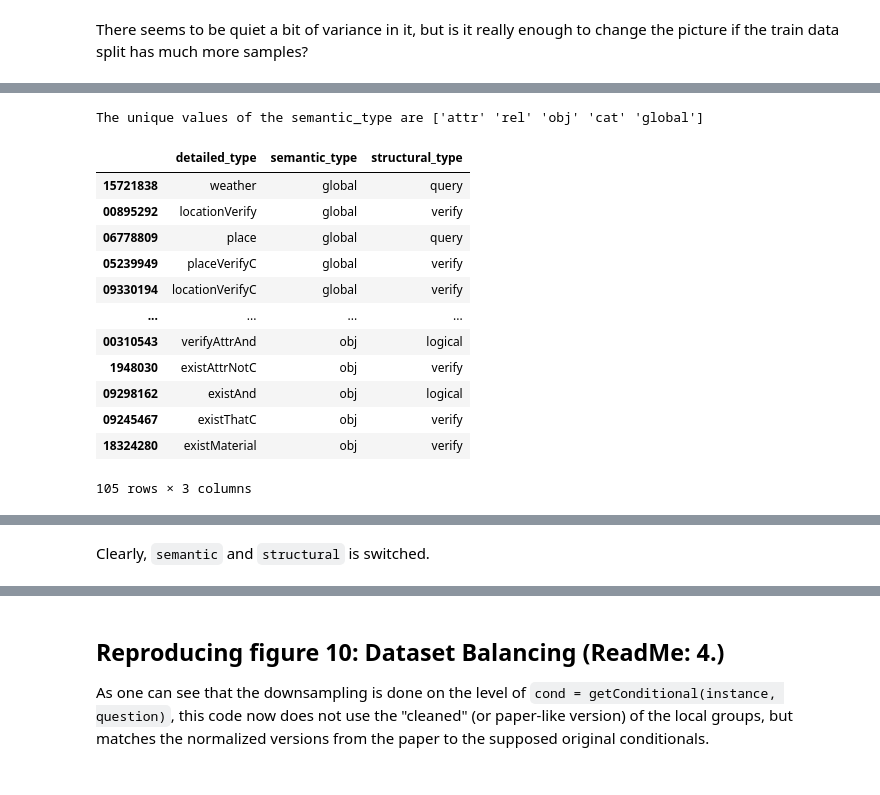
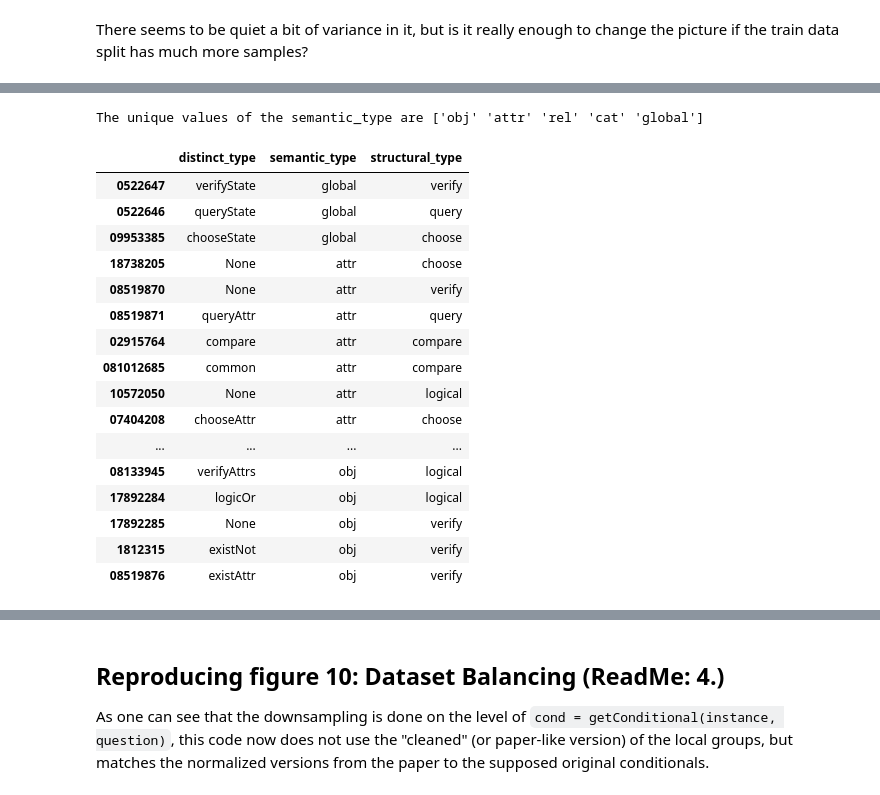
Before and after one commit to MagnusOstertag/GQA_reproduction, a Jupyter notebook: figures.ipynb, the cells around one changed output, grey strips where cells are left out. Cells and saved outputs as stored; diff of their text form; code cells hidden in the pictures.

Commit message:
understand the function types

```diff
--- a/figures.ipynb
+++ b/figures.ipynb
@@ -612,0 +587,7 @@ Here, probably the question as classified by its answer type is referenced?! The
+# %%
+# get all the prefixes
+gqa_questions_all['type_prefix'] = gqa_questions_all_raw['groups'].apply(lambda x: x['local'].split('-')[0] if type(x['local']) is str else None)
+gqa_questions_balanced['type_prefix'] = gqa_questions_balanced_raw['groups'].apply(lambda x: x['local'].split('-')[0] if type(x['local']) is str else None)
+
+prefixes = set(gqa_questions_all['type_prefix'].values)
+prefixes
@@ -612,0 +614,24 @@ Here, probably the question as classified by its answer type is referenced?! The
+# %%
+# matching function
+def matching_type(row):  # TODO fix
+    """
+    Match the prefix to the type of the question with the conditional2type dictionary.
+    """
+    if row['type_prefix'] in conditional2type.keys():
+        if row['type_prefix'] != '04':
+            return conditional2type[row['type_prefix']]
+        else:
+            if list(conditional2type['04'][0].keys())[0] in row['local_question_group']:
+                return list(conditional2type['04'][0].values())[0]
+            else:
+                return conditional2type['04'][1]
+    else:
+        return None
+
+# do the matching
+gqa_questions_all['type'] = gqa_questions_all.apply(matching_type, axis='columns')
+gqa_questions_balanced['type'] = gqa_questions_balanced.apply(matching_type, axis='columns')
+
+# get the unambigious cases
+gqa_questions_all['distinct_type'] = gqa_questions_all['type'].apply(lambda x: x if type(x) is str else None)
+gqa_questions_balanced['distinct_type'] = gqa_questions_balanced['type'].apply(lambda x: x if type(x) is str else None)
@@ -613,31 +658,33 @@ Here, probably the question as classified by its answer type is referenced?! The
 # %%
-gqa_question_stats_table = gqa_questions_balanced[['detailed_type', 'semantic_type', 'structural_type']].drop_duplicates()
+gqa_question_stats_table = gqa_questions_all[['distinct_type', 'semantic_type', 'structural_type']].drop_duplicates()
 
 # sort values by semantic_type in the order: 'global', 'attribute', 'category', 'relation', 'object'
 print(f"The unique values of the semantic_type are {gqa_question_stats_table['semantic_type'].unique()}")
 gqa_question_stats_table['semantic_type'] = pd.Categorical(gqa_question_stats_table['semantic_type'], categories=['global', 'attr', 'cat', 'rel', 'obj'], ordered=True)
 gqa_question_stats_table = gqa_question_stats_table.sort_values(by='semantic_type')
 
 # write to file
 gqa_question_stats_table.to_csv('results/tab2_functions_catalog.csv', index=False)
 
 gqa_question_stats_table
 # %% [output]
-The unique values of the semantic_type are ['attr' 'rel' 'obj' 'cat' 'global']
+The unique values of the semantic_type are ['obj' 'attr' 'rel' 'cat' 'global']
-|  | detailed_type | semantic_type | structural_type |
-| 15721838 | weather | global | query |
-| 00895292 | locationVerify | global | verify |
-| 06778809 | place | global | query |
-| 05239949 | placeVerifyC | global | verify |
-| 09330194 | locationVerifyC | global | verify |
+|  | distinct_type | semantic_type | structural_type |
+| 0522647 | verifyState | global | verify |
+| 0522646 | queryState | global | query |
+| 09953385 | chooseState | global | choose |
+| 18738205 | None | attr | choose |
+| 08519870 | None | attr | verify |
+| 08519871 | queryAttr | attr | query |
+| 02915764 | compare | attr | compare |
+| 081012685 | common | attr | compare |
+| 10572050 | None | attr | logical |
+| 07404208 | chooseAttr | attr | choose |
 | ... | ... | ... | ... |
-| 00310543 | verifyAttrAnd | obj | logical |
-| 1948030 | existAttrNotC | obj | verify |
-| 09298162 | existAnd | obj | logical |
-| 09245467 | existThatC | obj | verify |
-| 18324280 | existMaterial | obj | verify |
+| 08133945 | verifyAttrs | obj | logical |
+| 17892284 | logicOr | obj | logical |
+| 17892285 | None | obj | verify |
+| 1812315 | existNot | obj | verify |
+| 08519876 | existAttr | obj | verify |
-105 rows × 3 columns
 # %% [markdown]
 ![tab2_functions_catalog.png](attachment:tab2_functions_catalog.png)
-# %% [markdown]
-Clearly, `semantic` and `structural` is switched.
```
Also changed, not shown: parts of 19 cells of this notebook, 3 other files.
